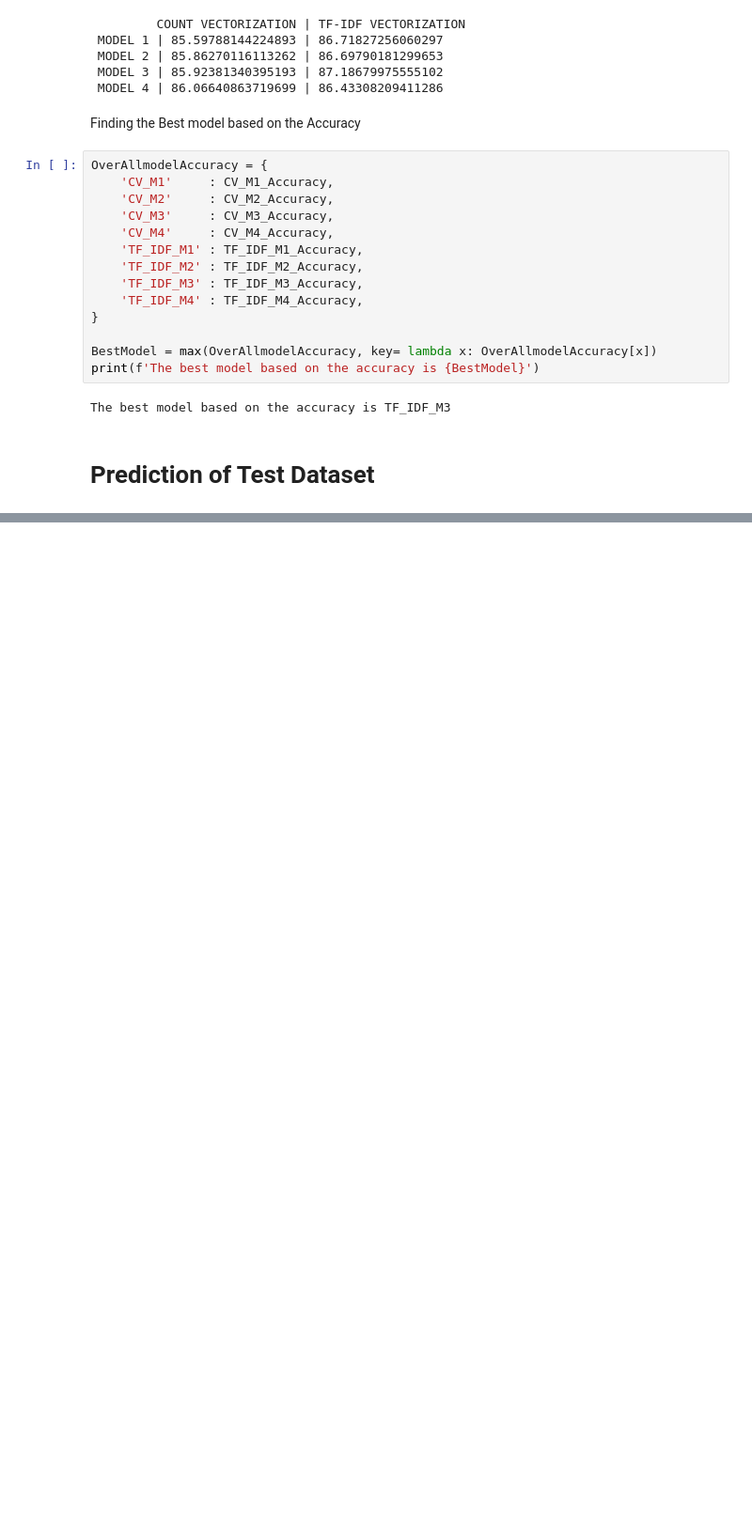
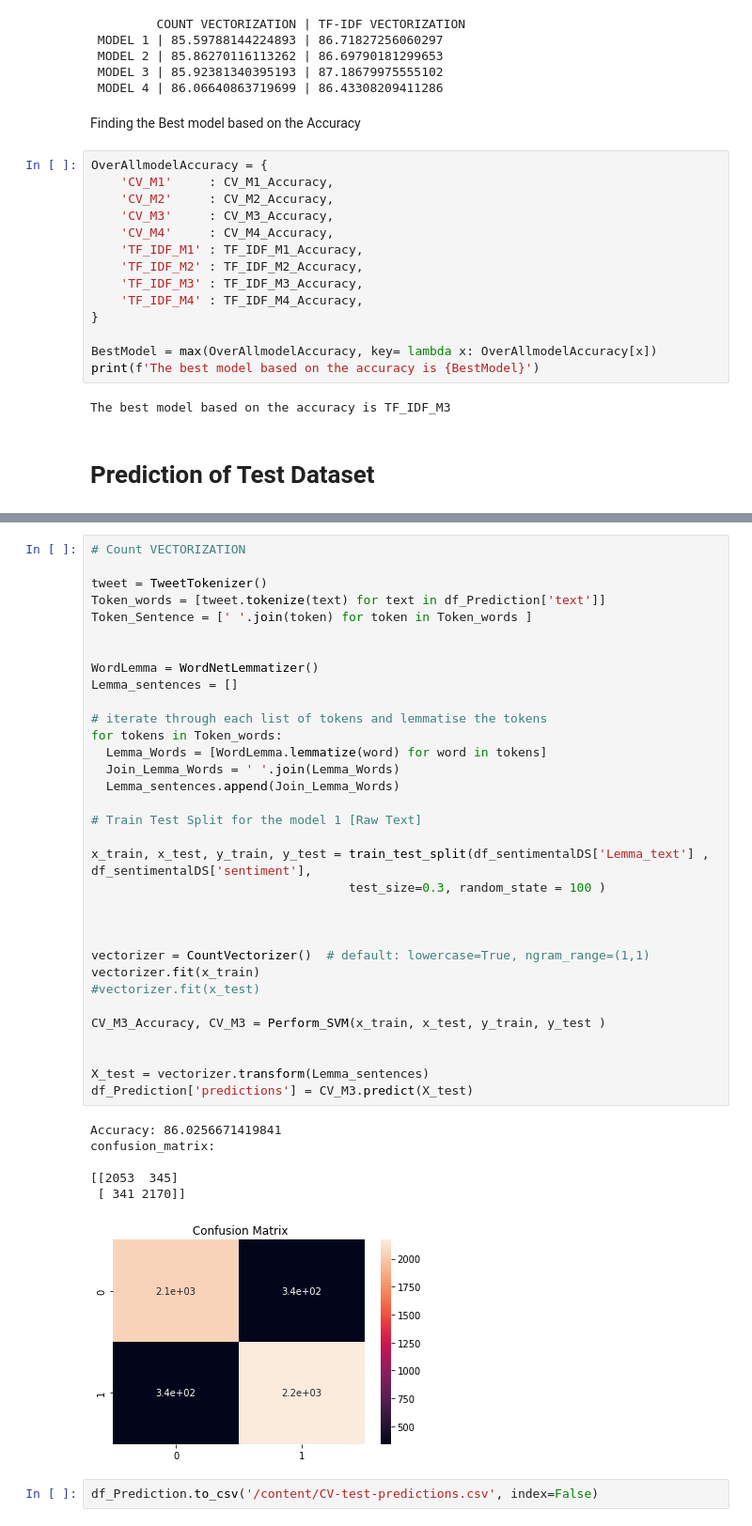
Before and after one commit to harishahamed26/Sentimental-Analysis, a Jupyter notebook: SentimentalAnalysis.ipynb, the cells around one changed output, grey strips where cells are left out. Shown at 94% size. Drawn from its saved outputs; the diff is of its cells as text; blank space fills up the shorter version.

```diff
--- a/SentimentalAnalysis.ipynb
+++ b/SentimentalAnalysis.ipynb
@@ -492 +501,43 @@ The best model based on the accuracy is TF_IDF_M3
+# %%
+# Count VECTORIZATION
+
+tweet = TweetTokenizer()
+Token_words = [tweet.tokenize(text) for text in df_Prediction['text']]
+Token_Sentence = [' '.join(token) for token in Token_words ]
+
+
+WordLemma = WordNetLemmatizer()
+Lemma_sentences = []
+
+# iterate through each list of tokens and lemmatise the tokens
+for tokens in Token_words:
+  Lemma_Words = [WordLemma.lemmatize(word) for word in tokens]
+  Join_Lemma_Words = ' '.join(Lemma_Words)
+  Lemma_sentences.append(Join_Lemma_Words)
+
+# Train Test Split for the model 1 [Raw Text]
+
+x_train, x_test, y_train, y_test = train_test_split(df_sentimentalDS['Lemma_text'] ,  df_sentimentalDS['sentiment'],
+                                   test_size=0.3, random_state = 100 )
+
+
+
+vectorizer = CountVectorizer()  # default: lowercase=True, ngram_range=(1,1)
+vectorizer.fit(x_train)
+#vectorizer.fit(x_test)
+
+CV_M3_Accuracy, CV_M3 = Perform_SVM(x_train, x_test, y_train, y_test )
+
+
+X_test = vectorizer.transform(Lemma_sentences)
+df_Prediction['predictions'] = CV_M3.predict(X_test)
+# %% [output]
+Accuracy: 86.0256671419841
+confusion_matrix:
+
+[[2053  345]
+ [ 341 2170]]
+[figure, added]
+# %%
+df_Prediction.to_csv('/content/CV-test-predictions.csv', index=False)
 # %%
```
Also changed, not shown: parts of 4 cells of this notebook.
